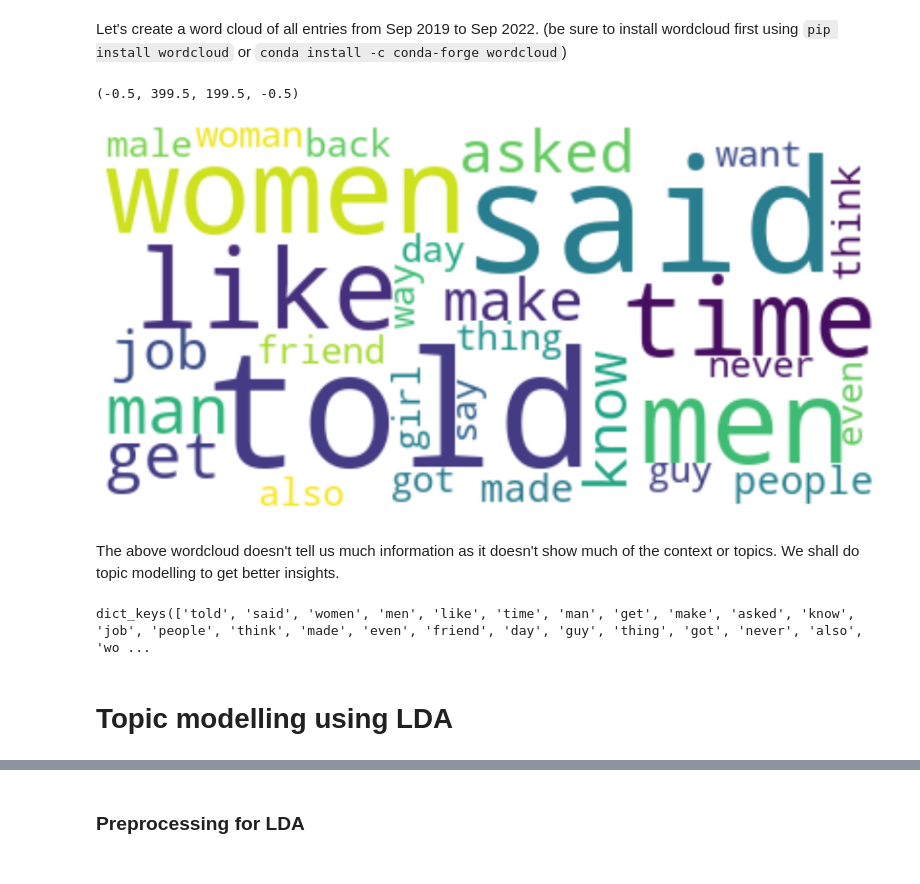
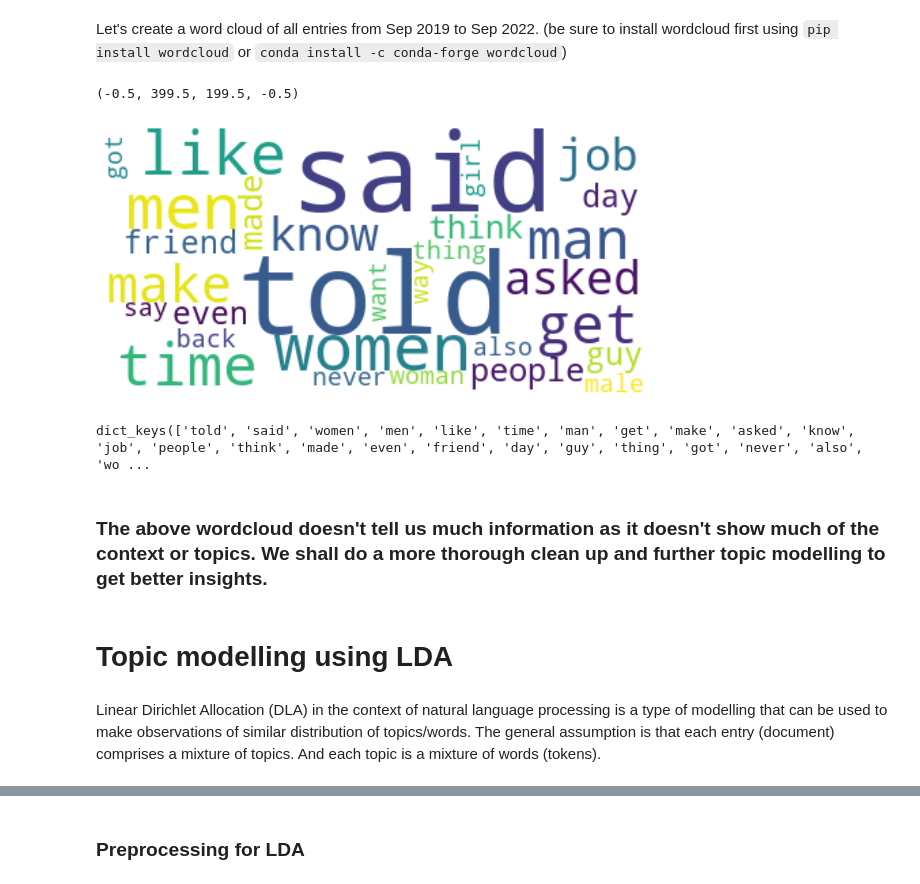
Before and after one commit to ifeomaaaa/WiD-Datathon, a Jupyter notebook: everyday-sexism-topic-modelling-LDA.ipynb, the cells around one changed output, grey strips where cells are left out. Saved outputs shown, nothing was run; the diff lists cells and outputs as text; code cells hidden in the pictures.

```diff
--- a/everyday-sexism-topic-modelling-LDA.ipynb
+++ b/everyday-sexism-topic-modelling-LDA.ipynb
@@ -6,4 +13,4 @@ import seaborn as sns
 
 %matplotlib inline
 # %%
-df = pd.read_csv('workplace_veryday_sexism_data_1_78.csv')
+df = pd.read_csv('../workplace_veryday_sexism_data_1_78.csv')
@@ -36,0 +48,4 @@ df.head()
+# %%
+df = df.drop(1, axis=0)
+df.reset_index(drop=True, inplace=True)
+df.head()
@@ -114,29 +138,31 @@ Let's create a word cloud of all entries from Sep 2019 to Sep 2022.
 # %%
 alltext = ' '.join(df['ProcessedText'])
 excludeWords = ['work', \
                 'would', \
                 'could', \
                 'one',  \
                 ]
 newText = alltext
 for word in excludeWords:
     newText = newText.replace(word, '')
 
 stopwordsSet = set(stopwords.words('english'))
 wordcloud = WordCloud(stopwords=stopwordsSet, max_words=30, collocations=True, background_color='white',).generate(newText)
 
-plt.figure(figsize=(15,10))
+plt.figure(figsize=(10,5))
 plt.imshow(wordcloud, interpolation='bilinear')
 plt.axis('off')
 # %% [output]
 (-0.5, 399.5, 199.5, -0.5)
-[figure, old version]
+[figure, new version]
-# %% [markdown]
-The above wordcloud doesn't tell us much information as it doesn't show much of the context or topics. We shall do topic modelling to get better insights.
 # %%
 wordcloud.words_.keys()
 # %% [output]
 dict_keys(['told', 'said', 'women', 'men', 'like', 'time', 'man', 'get', 'make', 'asked', 'know', 'job', 'people', 'think', 'made', 'even', 'friend', 'day', 'guy', 'thing', 'got', 'never', 'also', 'wo ...
+# %% [markdown]
+### **The above wordcloud doesn't tell us much information as it doesn't show much of the context or topics. We shall do a more thorough clean up and further topic modelling to get better insights.**
 # %% [markdown]
 # Topic modelling using LDA
+# %% [markdown]
+Linear Dirichlet Allocation (DLA) in the context of natural language processing is a type of modelling that can be used to make observations of similar distribution of topics/words. The general assumption is that each entry (document) comprises a mixture of topics. And each topic is a mixture of words (tokens).
 # %% [markdown]
```
Also changed, not shown: parts of 52 cells of this notebook.
